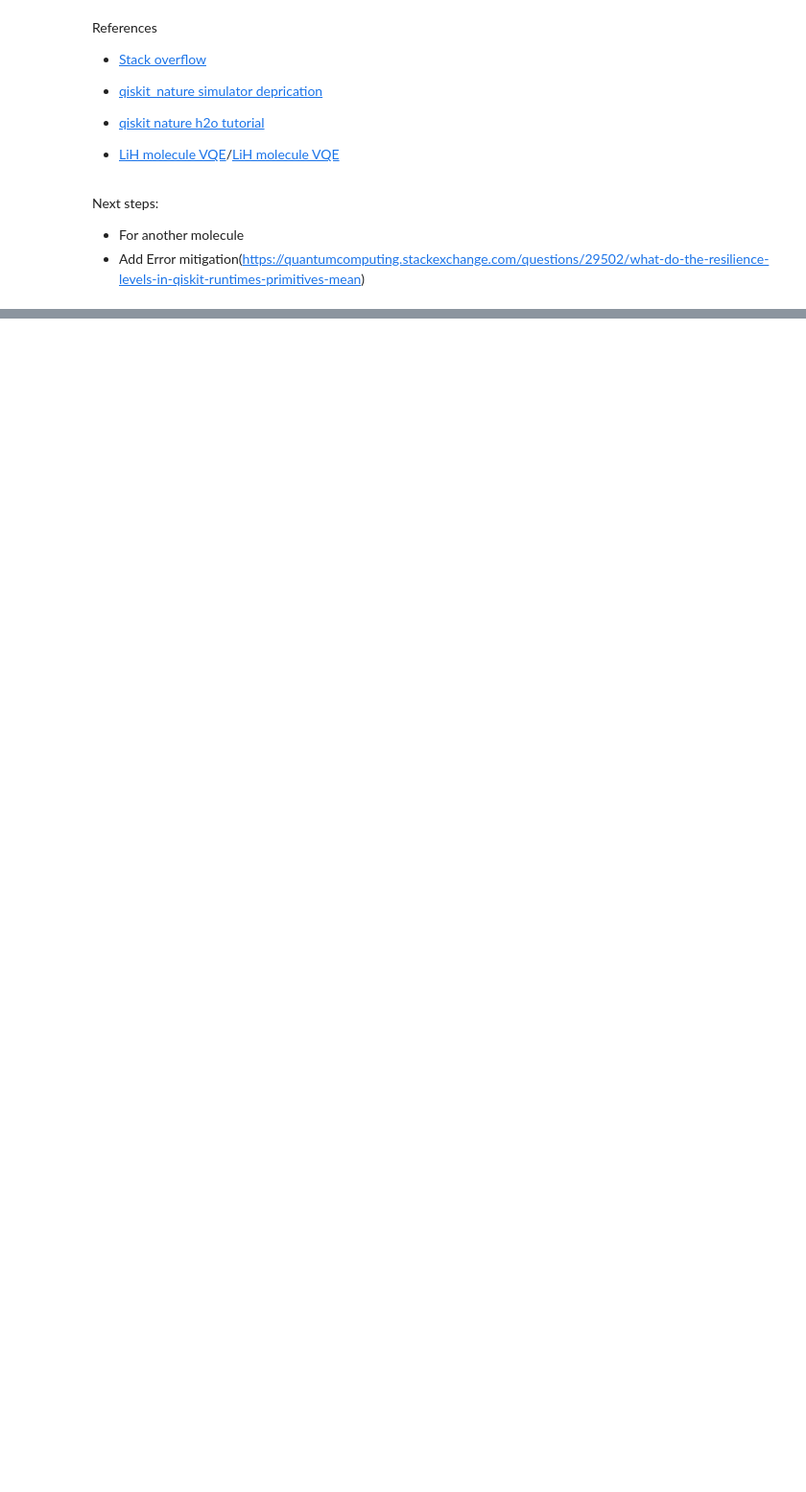
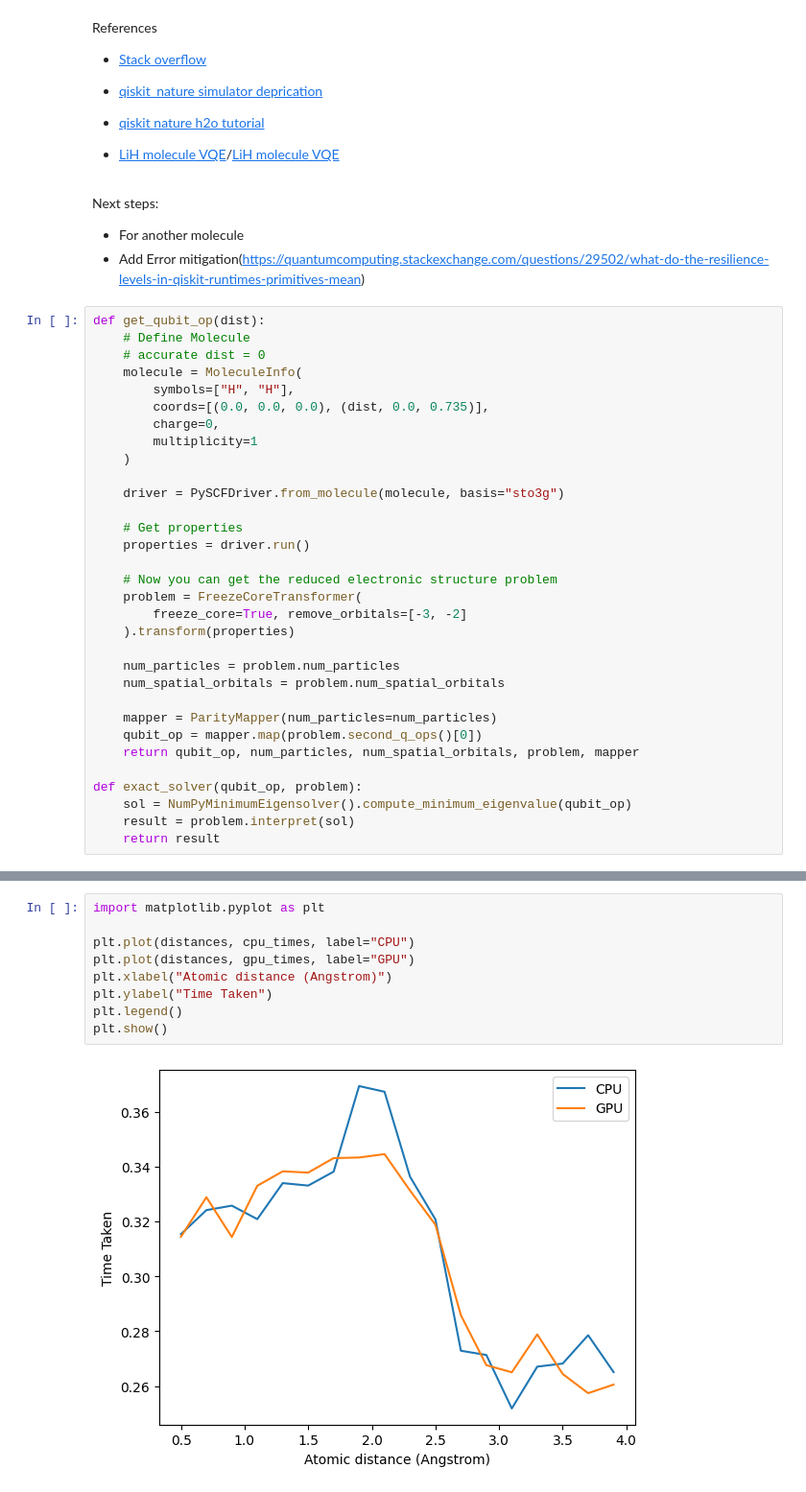
Before and after one commit to tinaoberoi/QOSF-2023-24, a Jupyter notebook: H2_VQE.ipynb, the cells around one changed output, grey strips where cells are left out. Shown: that part at 96% size. Cells and saved outputs as stored; diff of their text form; blank space fills up the shorter version.

Commit message:
Add graphs for H2

```diff
--- a/H2_VQE.ipynb
+++ b/H2_VQE.ipynb
@@ -350,3 +311,35 @@ Next steps:
 
 - For another molecule
 - Add Error mitigation(https://quantumcomputing.stackexchange.com/questions/29502/what-do-the-resilience-levels-in-qiskit-runtimes-primitives-mean)
+# %%
+def get_qubit_op(dist):
+    # Define Molecule
+    # accurate dist = 0
+    molecule = MoleculeInfo(
+        symbols=["H", "H"],
+        coords=[(0.0, 0.0, 0.0), (dist, 0.0, 0.735)],
+        charge=0,
+        multiplicity=1
+    )
+
+    driver = PySCFDriver.from_molecule(molecule, basis="sto3g")
+
+    # Get properties
+    properties = driver.run()
+
+    # Now you can get the reduced electronic structure problem
+    problem = FreezeCoreTransformer(
+        freeze_core=True, remove_orbitals=[-3, -2]
+    ).transform(properties)
+
+    num_particles = problem.num_particles
+    num_spatial_orbitals = problem.num_spatial_orbitals
+
+    mapper = ParityMapper(num_particles=num_particles)
+    qubit_op = mapper.map(problem.second_q_ops()[0])
+    return qubit_op, num_particles, num_spatial_orbitals, problem, mapper
+
+def exact_solver(qubit_op, problem):
+    sol = NumPyMinimumEigensolver().compute_minimum_eigenvalue(qubit_op)
+    result = problem.interpret(sol)
+    return result
@@ -352,0 +490,11 @@ Next steps:
+# %%
+import matplotlib.pyplot as plt
+
+plt.plot(distances, cpu_times, label="CPU")
+plt.plot(distances, gpu_times, label="GPU")
+plt.xlabel("Atomic distance (Angstrom)")
+plt.ylabel("Time Taken")
+plt.legend()
+plt.show()
+# %% [output]
+[figure, added]
```
Also changed, not shown: parts of 20 cells of this notebook.
